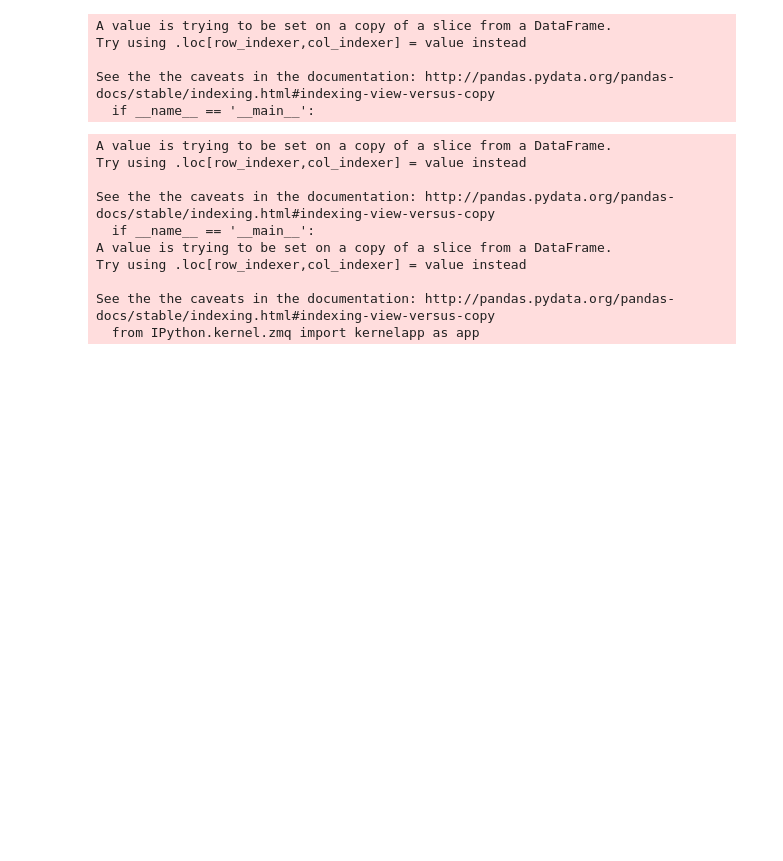
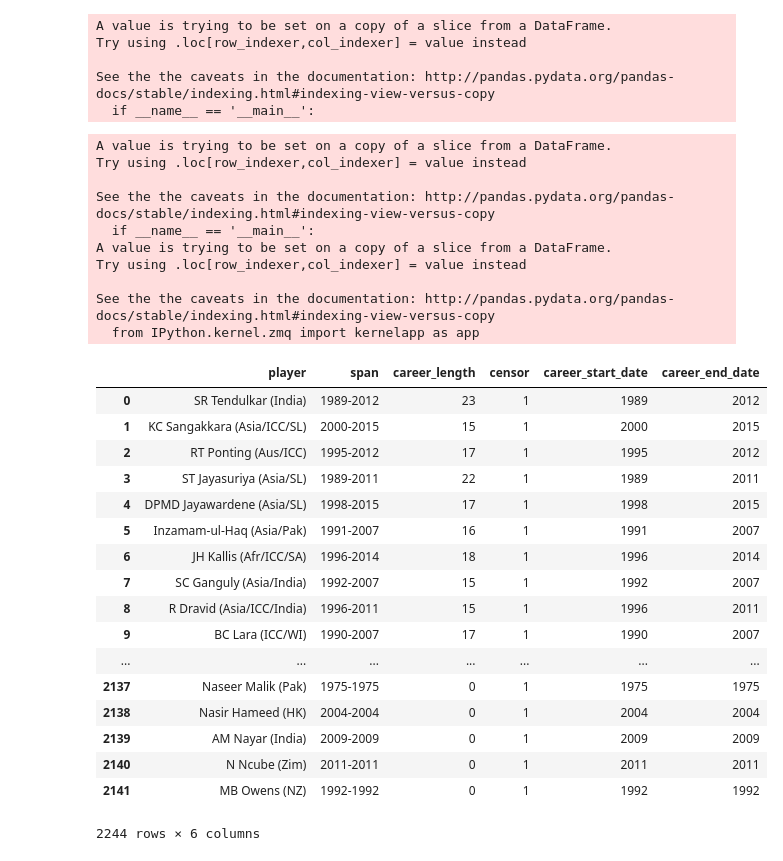
Before and after one commit to keshavramaswamy/ipython-notebooks, a Jupyter notebook: survival_analysis.ipynb, the cells around one changed output. Drawn from its saved outputs; the diff is of its cells as text; code cells hidden in the pictures; blank space fills up the shorter version.

```diff
--- a/survival_analysis.ipynb
+++ b/survival_analysis.ipynb
@@ -64,9 +74,8 @@ def clean_data(text):
 # %%
 def create_data():
     """
-
+    scrapes the data, cleans it and transforms the data to load into a pandas dataframe
     """
-
     page_count = 12
 
     df = pd.DataFrame()
@@ -151,5 +162,24 @@ Try using .loc[row_indexer,col_indexer] = value instead
 
 See the the caveats in the documentation: http://pandas.pydata.org/pandas-docs/stable/indexing.html#indexing-view-versus-copy
   from IPython.kernel.zmq import kernelapp as app
-# %%
-df_span.span = [0 if ]
+# %%
+df_span
+# %% [output]
+|  | player | span | career_length | censor | career_start_date | career_end_date |
+| 0 | SR Tendulkar (India) | 1989-2012 | 23 | 1 | 1989 | 2012 |
+| 1 | KC Sangakkara (Asia/ICC/SL) | 2000-2015 | 15 | 1 | 2000 | 2015 |
+| 2 | RT Ponting (Aus/ICC) | 1995-2012 | 17 | 1 | 1995 | 2012 |
+| 3 | ST Jayasuriya (Asia/SL) | 1989-2011 | 22 | 1 | 1989 | 2011 |
+| 4 | DPMD Jayawardene (Asia/SL) | 1998-2015 | 17 | 1 | 1998 | 2015 |
+| 5 | Inzamam-ul-Haq (Asia/Pak) | 1991-2007 | 16 | 1 | 1991 | 2007 |
+| 6 | JH Kallis (Afr/ICC/SA) | 1996-2014 | 18 | 1 | 1996 | 2014 |
+| 7 | SC Ganguly (Asia/India) | 1992-2007 | 15 | 1 | 1992 | 2007 |
+| 8 | R Dravid (Asia/ICC/India) | 1996-2011 | 15 | 1 | 1996 | 2011 |
+| 9 | BC Lara (ICC/WI) | 1990-2007 | 17 | 1 | 1990 | 2007 |
+| ... | ... | ... | ... | ... | ... | ... |
+| 2137 | Naseer Malik (Pak) | 1975-1975 | 0 | 1 | 1975 | 1975 |
+| 2138 | Nasir Hameed (HK) | 2004-2004 | 0 | 1 | 2004 | 2004 |
+| 2139 | AM Nayar (India) | 2009-2009 | 0 | 1 | 2009 | 2009 |
+| 2140 | N Ncube (Zim) | 2011-2011 | 0 | 1 | 2011 | 2011 |
+| 2141 | MB Owens (NZ) | 1992-1992 | 0 | 1 | 1992 | 1992 |
+2244 rows × 6 columns
```
Also changed, not shown: parts of 4 cells of this notebook.
